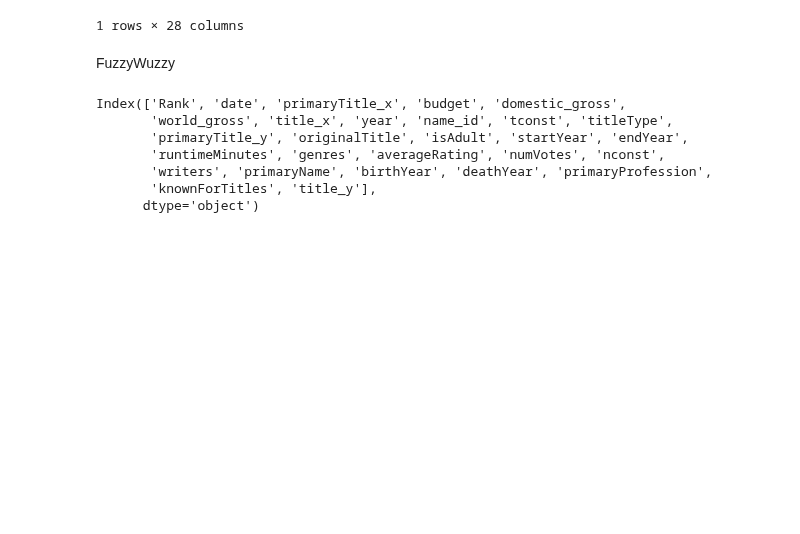
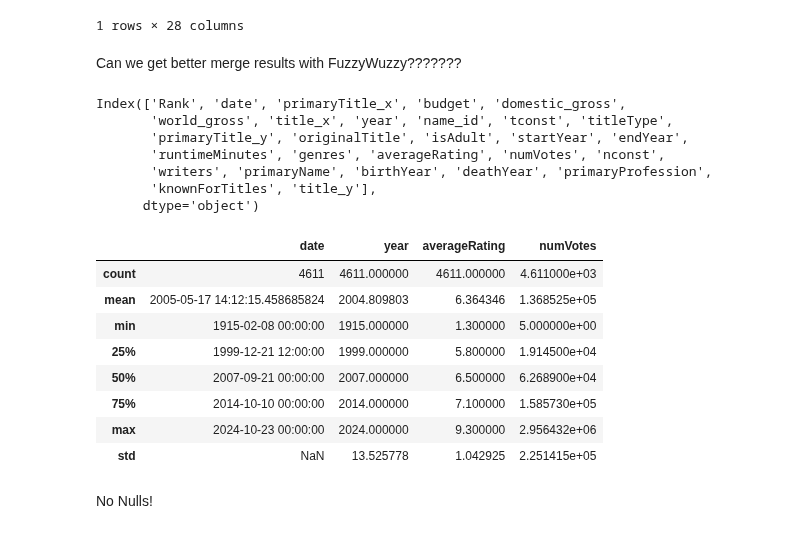
Before and after one commit to ParkerHar/Popular-Movie-Analysis, a Jupyter notebook: movie_data_merge.ipynb, the cells around one changed output. Saved outputs shown, nothing was run; the diff lists cells and outputs as text; code cells hidden in the pictures; blank space fills up the shorter version.

Commit message:
Finallized merge and saved data to data folder

```diff
--- a/movie_data_merge.ipynb
+++ b/movie_data_merge.ipynb
@@ -113,5 +111,5 @@ df[df['primaryTitle_x']=='Mad Max']
 |  | Rank | date | primaryTitle_x | budget | domestic_gross | world_gross | title_x | year | name_id | ... |
 | 59 | 6,353 | 1979-04-12 | Mad Max | $200,000 | $8,750,000 | $99,750,000 | mad max | 1979 | mad max1979 | ... |
 1 rows × 28 columns
-# %% [markdown]
-FuzzyWuzzy
+# %% [markdown]
+Can we get better merge results with FuzzyWuzzy???????
@@ -125,3 +125,17 @@ Index(['Rank', 'date', 'primaryTitle_x', 'budget', 'domestic_gross',
        'writers', 'primaryName', 'birthYear', 'deathYear', 'primaryProfession',
        'knownForTitles', 'title_y'],
       dtype='object')
+# %%
+df.describe()
+# %% [output]
+|  | date | year | averageRating | numVotes |
+| count | 4611 | 4611.000000 | 4611.000000 | 4.611000e+03 |
+| mean | 2005-05-17 14:12:15.458685824 | 2004.809803 | 6.364346 | 1.368525e+05 |
+| min | 1915-02-08 00:00:00 | 1915.000000 | 1.300000 | 5.000000e+00 |
+| 25% | 1999-12-21 12:00:00 | 1999.000000 | 5.800000 | 1.914500e+04 |
+| 50% | 2007-09-21 00:00:00 | 2007.000000 | 6.500000 | 6.268900e+04 |
+| 75% | 2014-10-10 00:00:00 | 2014.000000 | 7.100000 | 1.585730e+05 |
+| max | 2024-10-23 00:00:00 | 2024.000000 | 9.300000 | 2.956432e+06 |
+| std | NaN | 13.525778 | 1.042925 | 2.251415e+05 |
+# %% [markdown]
+No Nulls!
```
Also changed, not shown: parts of 9 cells of this notebook, 1 other file.
